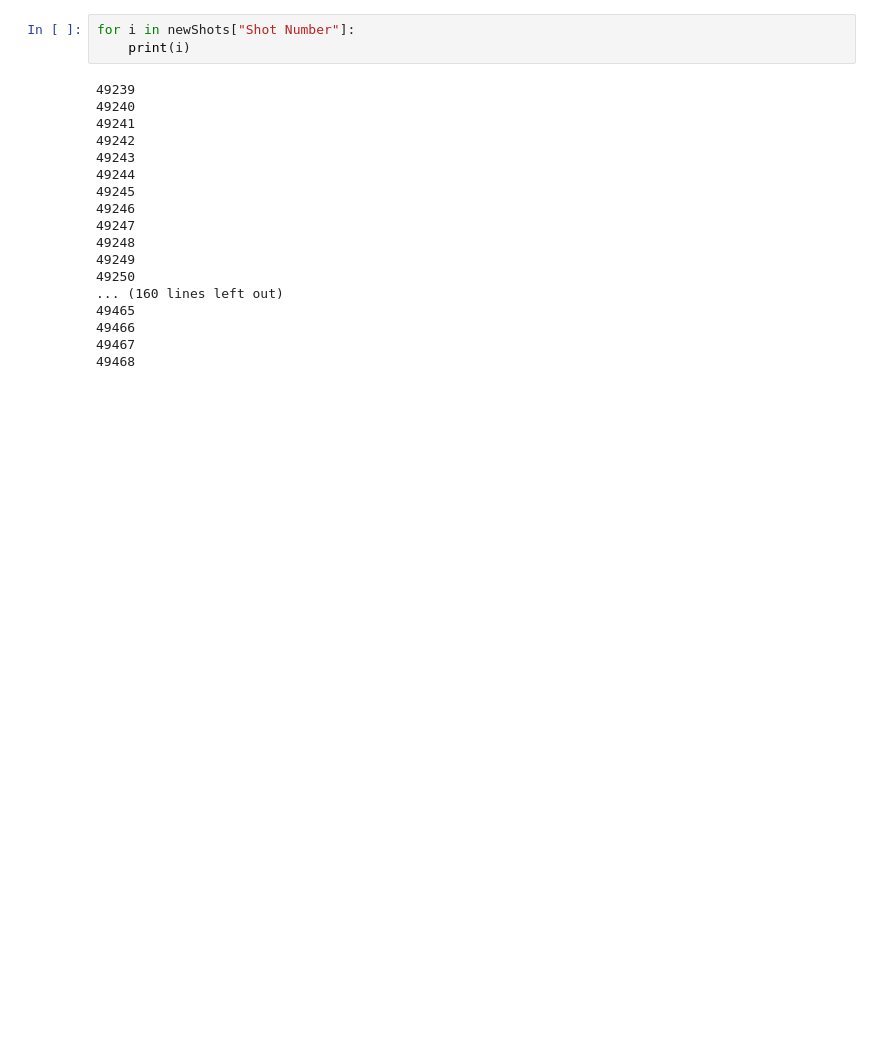
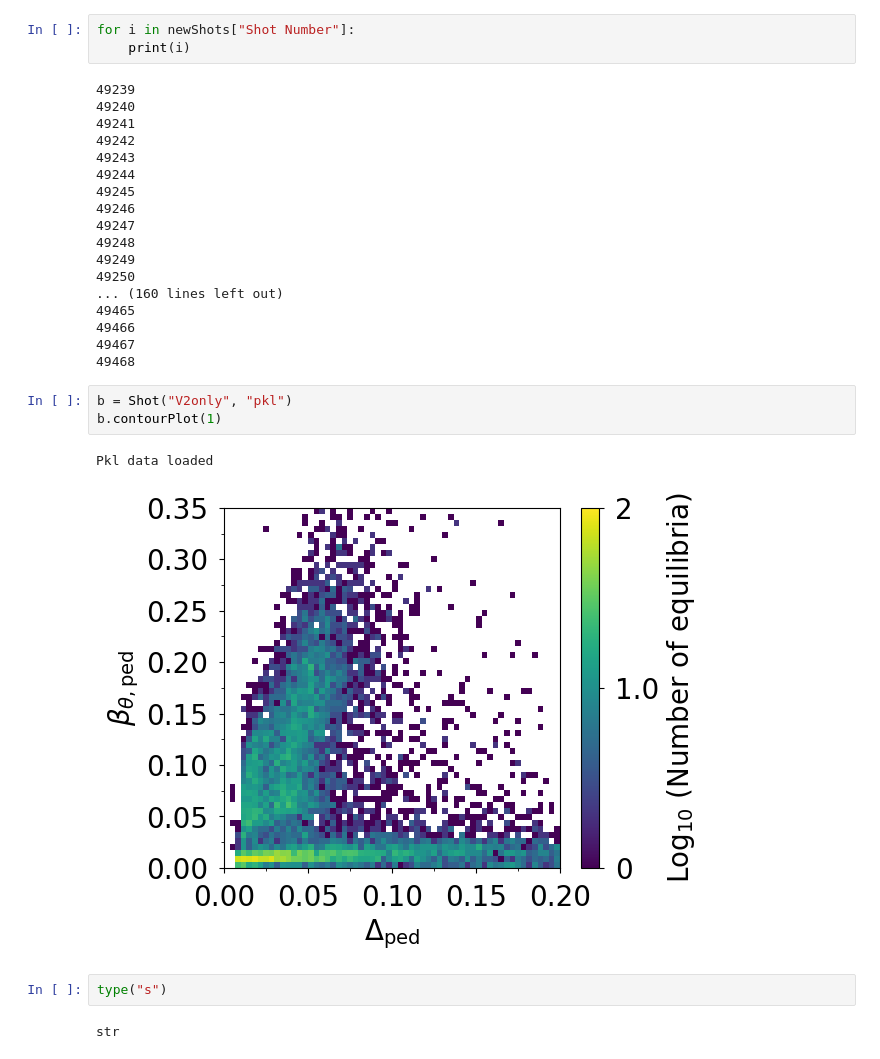
Before and after one commit to evrydayorsted/pedestal, a Jupyter notebook: main.ipynb, the cells around one changed output. Saved outputs shown, nothing was run; the diff lists cells and outputs as text; blank space fills up the shorter version.

```diff
--- a/main.ipynb
+++ b/main.ipynb
@@ -41,3 +43,13 @@ for i in newShots["Shot Number"]:
 49466
 49467
 49468
+# %%
+b = Shot("V2only", "pkl")
+b.contourPlot(1)
+# %% [output]
+Pkl data loaded
+[figure, added]
+# %%
+type("s")
+# %% [output]
+str
```
Also changed, not shown: parts of 2 cells of this notebook, 8 other files.
